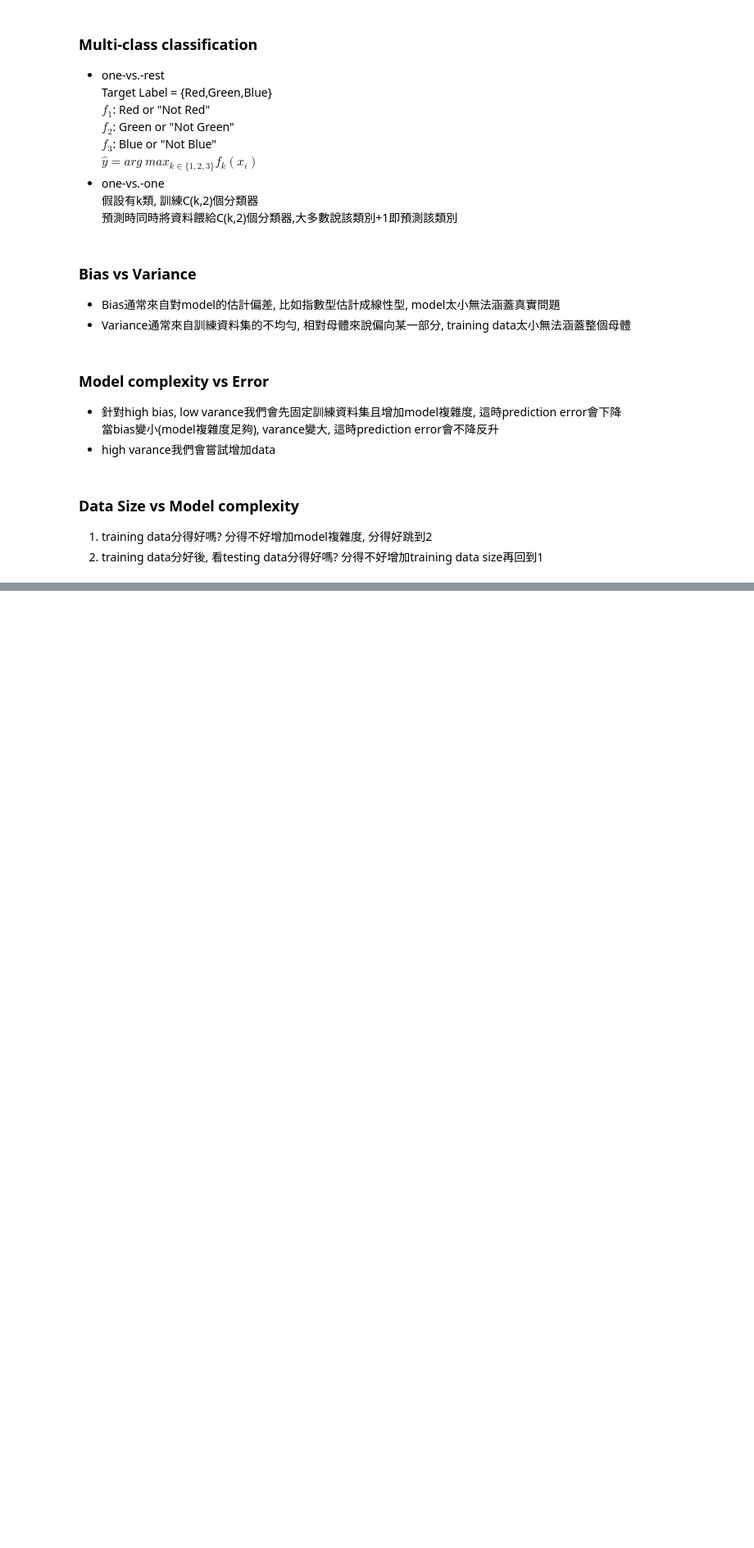
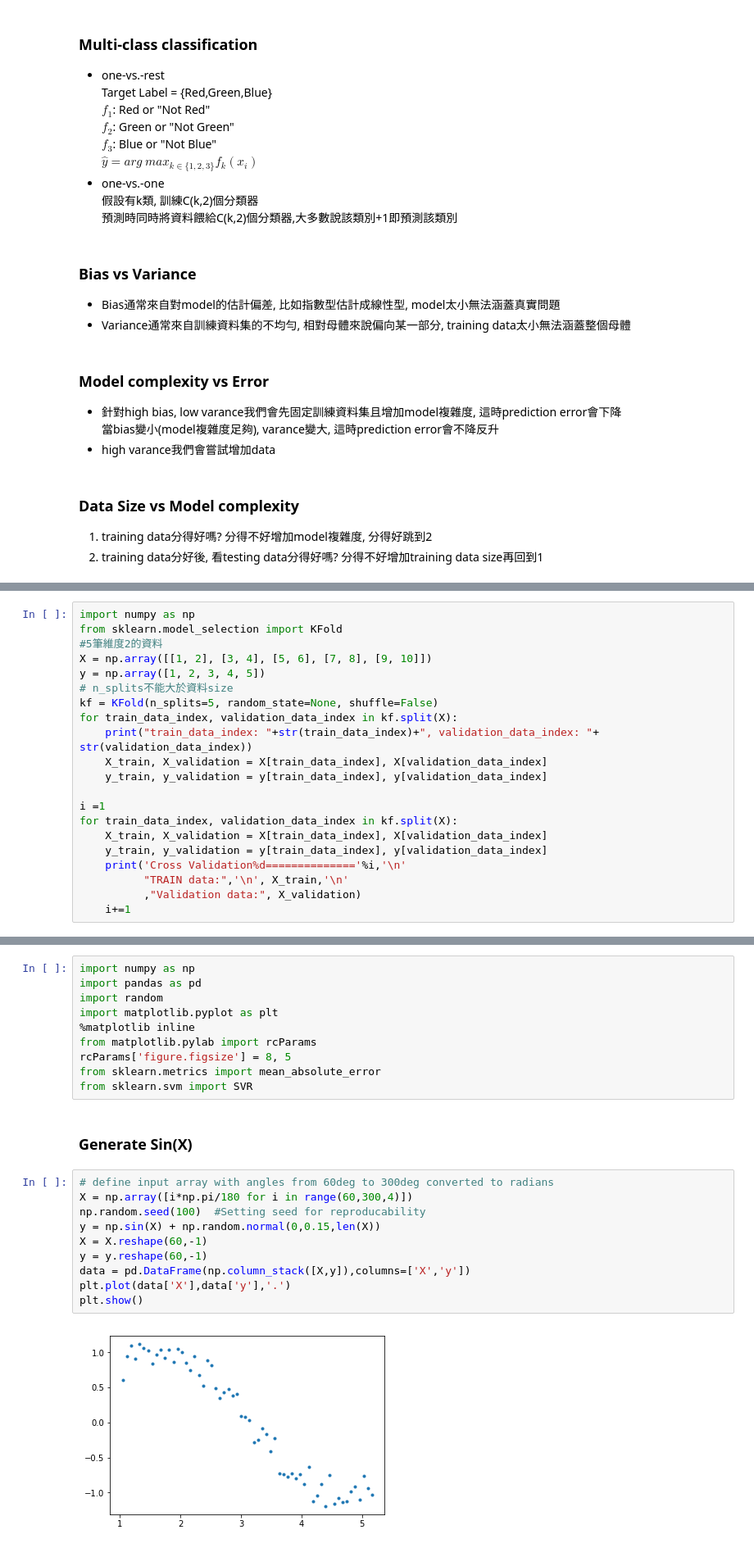
Before and after one commit to neohung/ml_note, a Jupyter notebook: lesson/ML8_Practical_Concerns.ipynb, the cells around one changed output, grey strips where cells are left out. Shown at 82% size. Saved outputs shown, nothing was run; the diff lists cells and outputs as text; blank space fills up the shorter version.

```diff
--- a/lesson/ML8_Practical_Concerns.ipynb
+++ b/lesson/ML8_Practical_Concerns.ipynb
@@ -63,0 +69,21 @@ $\hat y=arg~max_{k{\in\lbrace1,2,3\rbrace}}f_k(x_i)$
+# %%
+import numpy as np
+from sklearn.model_selection import KFold
+#5筆維度2的資料
+X = np.array([[1, 2], [3, 4], [5, 6], [7, 8], [9, 10]])
+y = np.array([1, 2, 3, 4, 5])
+# n_splits不能大於資料size
+kf = KFold(n_splits=5, random_state=None, shuffle=False)
+for train_data_index, validation_data_index in kf.split(X):
+    print("train_data_index: "+str(train_data_index)+", validation_data_index: "+ str(validation_data_index))
+    X_train, X_validation = X[train_data_index], X[validation_data_index]
+    y_train, y_validation = y[train_data_index], y[validation_data_index]
+
+i =1
+for train_data_index, validation_data_index in kf.split(X):
+    X_train, X_validation = X[train_data_index], X[validation_data_index]
+    y_train, y_validation = y[train_data_index], y[validation_data_index]
+    print('Cross Validation%d=============='%i,'\n'
+          "TRAIN data:",'\n', X_train,'\n'
+          ,"Validation data:", X_validation)
+    i+=1
@@ -63,0 +110,24 @@ $\hat y=arg~max_{k{\in\lbrace1,2,3\rbrace}}f_k(x_i)$
+# %%
+import numpy as np
+import pandas as pd
+import random
+import matplotlib.pyplot as plt
+%matplotlib inline
+from matplotlib.pylab import rcParams
+rcParams['figure.figsize'] = 8, 5
+from sklearn.metrics import mean_absolute_error
+from sklearn.svm import SVR
+# %% [markdown]
+### Generate Sin(X)
+# %%
+# define input array with angles from 60deg to 300deg converted to radians
+X = np.array([i*np.pi/180 for i in range(60,300,4)])
+np.random.seed(100)  #Setting seed for reproducability
+y = np.sin(X) + np.random.normal(0,0.15,len(X))
+X = X.reshape(60,-1)
+y = y.reshape(60,-1)
+data = pd.DataFrame(np.column_stack([X,y]),columns=['X','y'])
+plt.plot(data['X'],data['y'],'.')
+plt.show()
+# %% [output]
+[figure, added]
```
Also changed, not shown: parts of 14 cells of this notebook, 10 other files.
